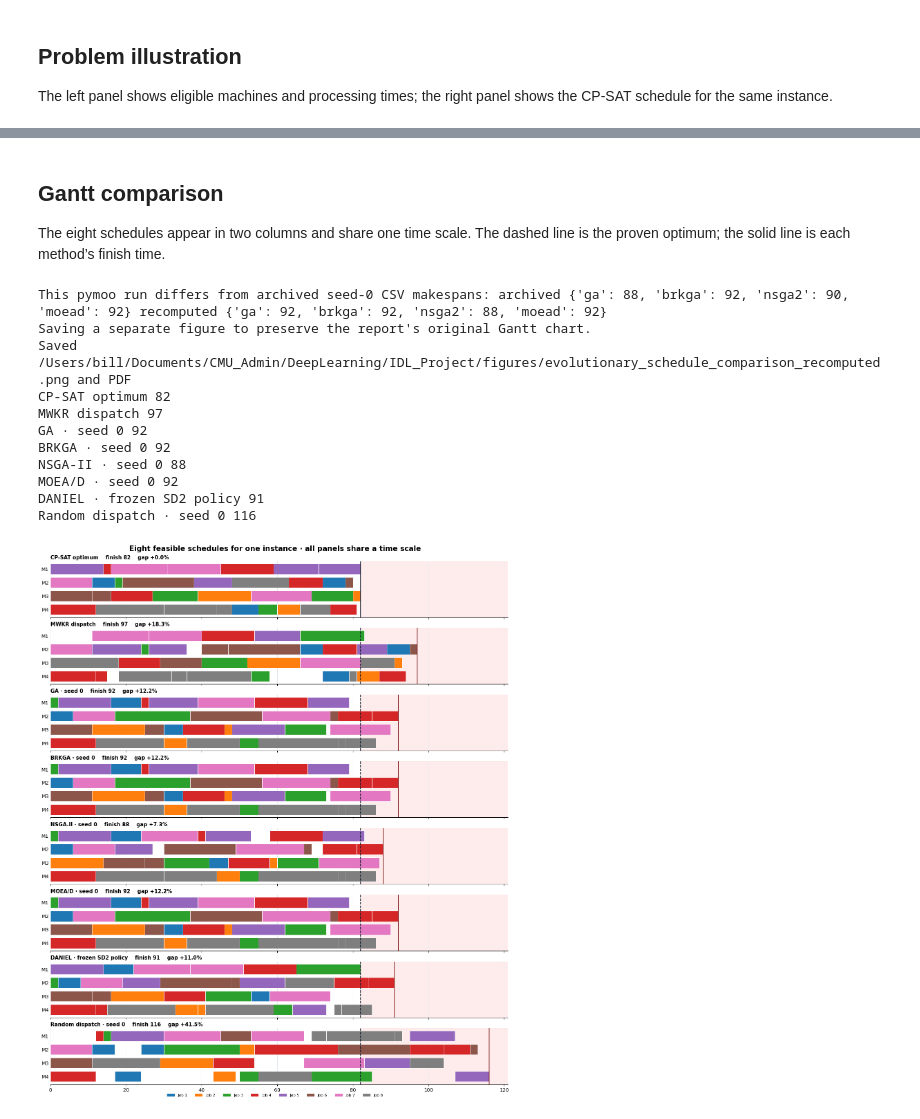
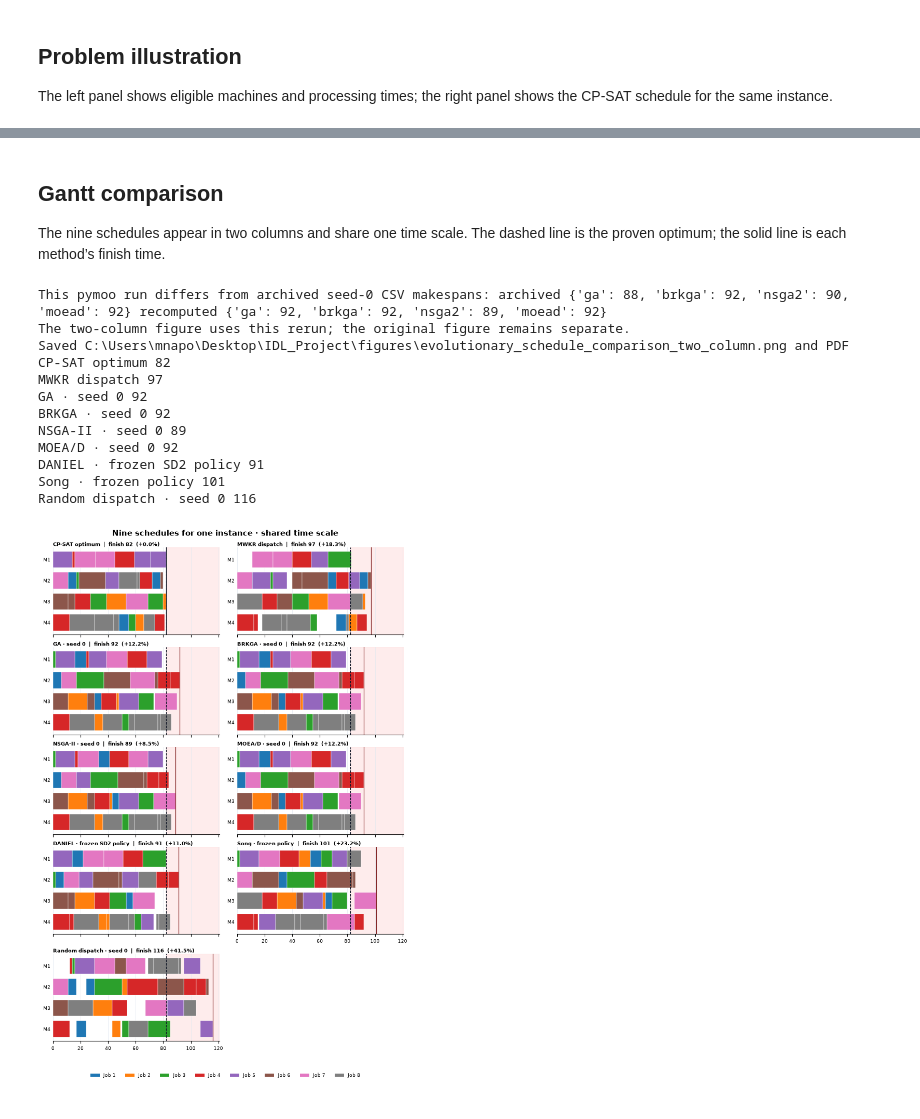
Before and after one commit to orkunirsoy/IDL_Project, a Jupyter notebook: notebooks/baseline_figures.ipynb, the cells around one changed output, grey strips where cells are left out. Cells and saved outputs as stored; diff of their text form; code cells hidden in the pictures.

Commit message:
got the Song baseline running

```diff
--- a/notebooks/baseline_figures.ipynb
+++ b/notebooks/baseline_figures.ipynb
@@ -34,22 +34,23 @@ DATASETS = [
     ("SD2 10×5", "SD2_lit/10x5+mix", "sd2_10x5"),
     ("Brandimarte", "BenchData/Brandimarte", "brandimarte"),
 ]
-METHODS = ["FIFO", "MOR", "MWKR", "GA", "BRKGA", "NSGA-II", "MOEA/D", "DANIEL", "Random", "SPT"]
+METHODS = ["FIFO", "MOR", "MWKR", "GA", "BRKGA", "NSGA-II", "MOEA/D", "DANIEL", "Song", "Random", "SPT"]
 SEEDS = {"GA": 3, "BRKGA": 3, "NSGA-II": 3, "MOEA/D": 3, "Random": 5}
 FILES = {"NSGA-II": "nsga2", "MOEA/D": "moead"}
 COLORS = {"FIFO": "#2563eb", "MOR": "#0891b2", "MWKR": "#059669",
           "GA": "#7c3aed", "BRKGA": "#a21caf", "NSGA-II": "#9333ea",
-          "MOEA/D": "#be185d", "DANIEL": "#0f766e", "Random": "#d97706",
+          "MOEA/D": "#be185d", "DANIEL": "#0f766e", "Song": "#4d7c0f",
+          "Random": "#d97706",
           "SPT": "#dc2626"}
 
 def load_rows(path):
     with path.open(newline="") as stream:
-        return {row["instance"]: row for row in csv.DictReader(stream)}
+        return {Path(row["instance"]).as_posix(): row for row in csv.DictReader(stream)}
 
 def collect(label, data_path, tag):
     folder = ROOT / "data" / data_path
     instances = sorted(folder.glob("*.fjs"))
-    keys = [str(path.relative_to(ROOT)) for path in instances]
+    keys = [path.relative_to(ROOT).as_posix() for path in instances]
     references = {}
     for path, key in zip(instances, keys):
         result = json.loads((ROOT / "CP-SAT" / data_path / f"{path.stem}.json").read_text())
@@ -75,7 +76,7 @@ def draw_boxplots(results):
     fig, axes = plt.subplots(2, 3, figsize=(14.5, 9.0), layout="constrained")
     for ax, result in zip(axes.flat, results):
         data = [result["methods"][method]["gaps"] for method in METHODS]
-        box = ax.boxplot(data, vert=False, patch_artist=True, showmeans=True,
+        box = ax.boxplot(data, orientation="horizontal", patch_artist=True, showmeans=True,
                          showfliers=False,
                          meanprops={"marker": "D", "markerfacecolor": "#111827",
                                     "markeredgecolor": "white", "markersize": 5},
@@ -221,7 +223,7 @@ Saved /Users/bill/Documents/CMU_Admin/DeepLearning/IDL_Project/figures/fjsp_prob
 # %% [markdown]
 ## Gantt comparison
 
-The eight schedules appear in two columns and share one time scale. The dashed line is the proven optimum; the solid line is each method’s finish time.
+The nine schedules appear in two columns and share one time scale. The dashed line is the proven optimum; the solid line is each method’s finish time.
 # %%
 from baselines.evolutionary import solve, stable_seed
 from baselines.multiobjective import solve as solve_multiobjective
@@ -240,12 +242,15 @@ def main():
                                              stable_seed(INSTANCE, 0))
     moead, _, _, _, _ = solve_multiobjective(instance, "moead", 1000,
                                              stable_seed(INSTANCE, 0))
-    daniel_key = str(INSTANCE.relative_to(ROOT))
-    daniel_rows = (json.loads(line) for line in
-                   (ROOT / "baselines/results/daniel_8x4_test_schedules.jsonl")
-                   .read_text().splitlines())
-    daniel = next(row for row in daniel_rows if row["instance"] == daniel_key)
-    random_seed = int.from_bytes(hashlib.sha256(str(relative).encode()).digest()[:8], "big")
+    schedule_key = INSTANCE.relative_to(ROOT).as_posix()
+    saved = {}
+    for method in ("daniel", "song"):
+        rows = (json.loads(line) for line in
+                (ROOT / "baselines/results" / f"{method}_8x4_test_schedules.jsonl")
+                .read_text().splitlines())
+        saved[method] = next(row for row in rows
+                             if Path(row["instance"]).as_posix() == schedule_key)
+    random_seed = int.from_bytes(hashlib.sha256(relative.as_posix().encode()).digest()[:8], "big")
     methods = [
         ("CP-SAT optimum", optimal),
         ("MWKR dispatch", dispatch(instance, "mwkr")),
@@ -253,7 +258,8 @@ def main():
         ("BRKGA · seed 0", brkga),
         ("NSGA-II · seed 0", nsga2),
         ("MOEA/D · seed 0", moead),
-        ("DANIEL · frozen SD2 policy", daniel),
+        ("DANIEL · frozen SD2 policy", saved["daniel"]),
+        ("Song · frozen policy", saved["song"]),
         ("Random dispatch · seed 0", dispatch(instance, "random", seed=random_seed)),
     ]
     for _, result in methods:
@@ -261,7 +267,7 @@ def main():
     archived = {}
     for method in ("ga", "brkga", "nsga2", "moead"):
         rows = load_rows(ROOT / "baselines/results" / f"{method}_8x4_test_seed0.csv")
-        archived[method] = int(rows[str(INSTANCE.relative_to(ROOT))]["makespan"])
+        archived[method] = int(rows[schedule_key]["makespan"])
     recomputed = {"ga": ga["makespan"], "brkga": brkga["makespan"],
                   "nsga2": nsga2["makespan"], "moead": moead["makespan"]}
     output_path = OUTPUT
@@ -272,7 +278,8 @@ def main():
     optimum = optimal["makespan"]
     largest = max(result["makespan"] for _, result in methods)
     colors = plt.get_cmap("tab10").colors
-    fig, axes = plt.subplots(4, 2, figsize=(7.1, 8.1), sharex=True,
+    n_rows = (len(methods) + 1) // 2
+    fig, axes = plt.subplots(n_rows, 2, figsize=(7.1, 2.025 * n_rows), sharex=True,
                              layout="constrained")
     for ax, (name, result) in zip(axes.flat, methods):
         ax.axvspan(optimum, largest + 5, color="#fee2e2", alpha=0.65, zorder=0)
@@ -293,36 +300,42 @@ def main():
         ax.invert_yaxis()
         ax.grid(axis="x", color="#e2e8f0", linewidth=0.5)
         ax.set_axisbelow(True)
         ax.tick_params(axis="y", length=0)
         ax.tick_params(axis="x", labelsize=6.8)
         for spine in ("top", "right", "left"):
             ax.spines[spine].set_visible(False)
     for ax in axes.flat:
         ax.set_xlim(0, largest + 5)
-    fig.suptitle("Eight schedules for one instance · shared time scale",
+    for ax in list(axes.flat)[len(methods):]:
+        ax.axis("off")
+    for column in range(2):
+        last = column + 2 * ((len(methods) - 1 - column) // 2)
+        axes.flat[last].tick_params(axis="x", labelbottom=True)
+    fig.suptitle("Nine schedules for one instance · shared time scale",
                  fontsize=10.5, fontweight="bold")
     fig.legend(handles=[Patch(facecolor=colors[j], label=f"Job {j + 1}")
                         for j in range(len(instance["jobs"]))],
                loc="lower center", bbox_to_anchor=(0.5, -0.055), ncol=8,
                frameon=False, fontsize=6.5)
     output_path.parent.mkdir(parents=True, exist_ok=True)
     fig.savefig(output_path, dpi=220, bbox_inches="tight", facecolor="white")
     fig.savefig(output_path.with_suffix(".pdf"), bbox_inches="tight", facecolor="white")
     print(f"Saved {output_path} and PDF")
     for name, result in methods:
         print(name, result["makespan"])
 
 main()
 # %% [output]
-This pymoo run differs from archived seed-0 CSV makespans: archived {'ga': 88, 'brkga': 92, 'nsga2': 90, 'moead': 92} recomputed {'ga': 92, 'brkga': 92, 'nsga2': 88, 'moead': 92}
-Saving a separate figure to preserve the report's original Gantt chart.
-Saved /Users/bill/Documents/CMU_Admin/DeepLearning/IDL_Project/figures/evolutionary_schedule_comparison_recomputed.png and PDF
+This pymoo run differs from archived seed-0 CSV makespans: archived {'ga': 88, 'brkga': 92, 'nsga2': 90, 'moead': 92} recomputed {'ga': 92, 'brkga': 92, 'nsga2': 89, 'moead': 92}
+The two-column figure uses this rerun; the original figure remains separate.
+Saved C:\Users\mnapo\Desktop\IDL_Project\figures\evolutionary_schedule_comparison_two_column.png and PDF
 CP-SAT optimum 82
 MWKR dispatch 97
 GA · seed 0 92
 BRKGA · seed 0 92
-NSGA-II · seed 0 88
+NSGA-II · seed 0 89
 MOEA/D · seed 0 92
 DANIEL · frozen SD2 policy 91
+Song · frozen policy 101
 Random dispatch · seed 0 116
-[figure, old version]
+[figure, new version]
```
Also changed, not shown: parts of 3 cells of this notebook, 16 other files.
